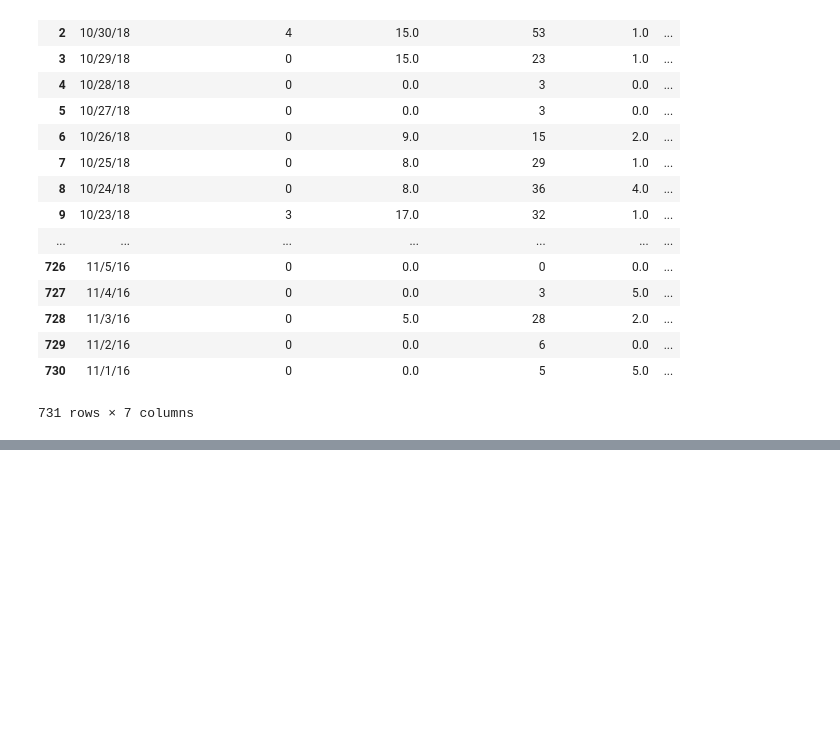
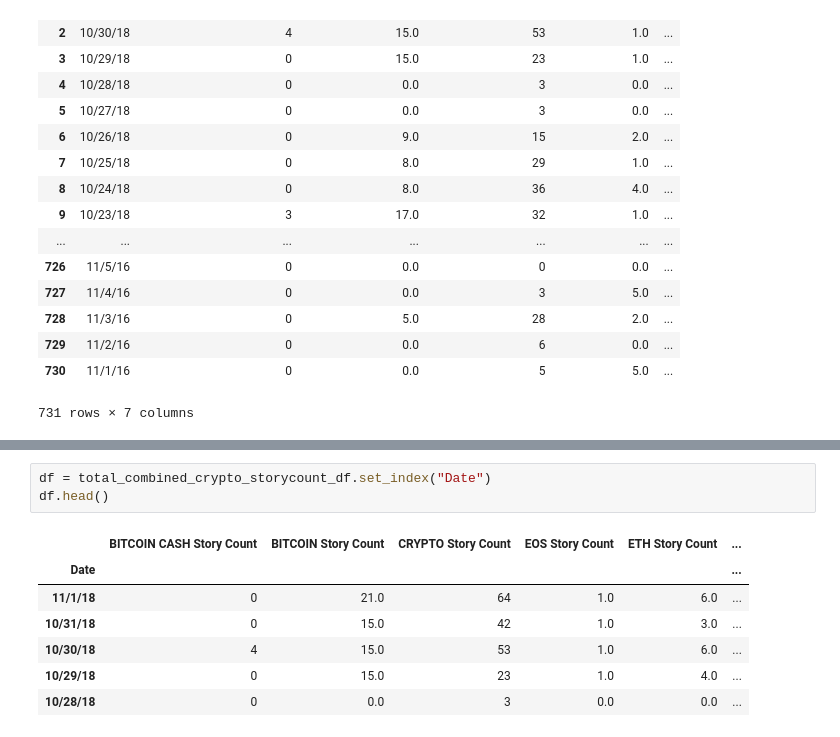
Before and after one commit to emilyrcoffield/CryptoDataScientist, a Jupyter notebook: project.ipynb, the cells around one changed output, grey strips where cells are left out. Cells and saved outputs as stored; diff of their text form; blank space fills up the shorter version.

```diff
--- a/project.ipynb
+++ b/project.ipynb
@@ -54,0 +76,11 @@ total_combined_crypto_storycount_df
+# %%
+df = total_combined_crypto_storycount_df.set_index("Date")
+df.head()
+# %% [output]
+|  | BITCOIN CASH Story Count | BITCOIN Story Count | CRYPTO Story Count | EOS Story Count | ETH Story Count | ... |
+| Date |  |  |  |  |  | ... |
+| 11/1/18 | 0 | 21.0 | 64 | 1.0 | 6.0 | ... |
+| 10/31/18 | 0 | 15.0 | 42 | 1.0 | 3.0 | ... |
+| 10/30/18 | 4 | 15.0 | 53 | 1.0 | 6.0 | ... |
+| 10/29/18 | 0 | 15.0 | 23 | 1.0 | 4.0 | ... |
+| 10/28/18 | 0 | 0.0 | 3 | 0.0 | 0.0 | ... |
```
Also changed, not shown: parts of 4 cells of this notebook.
